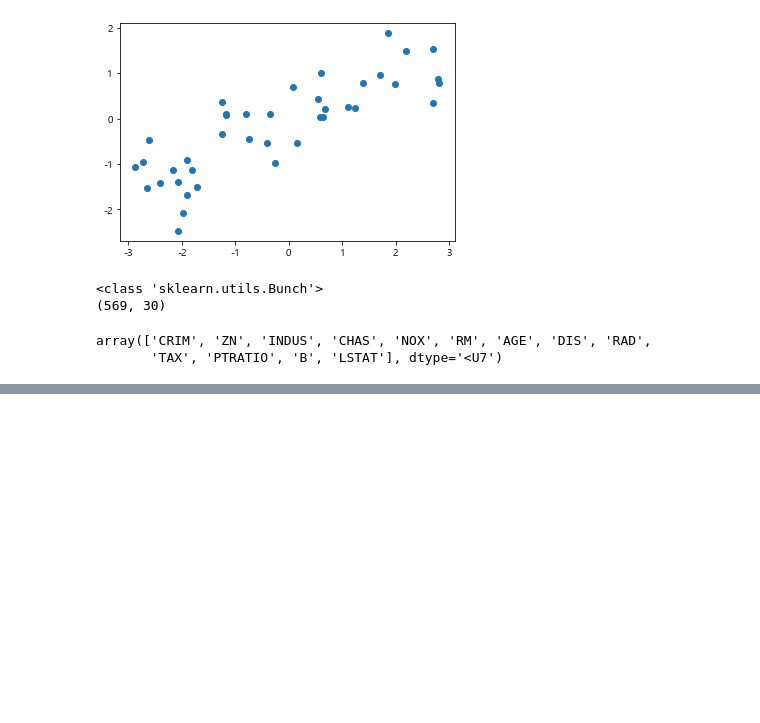
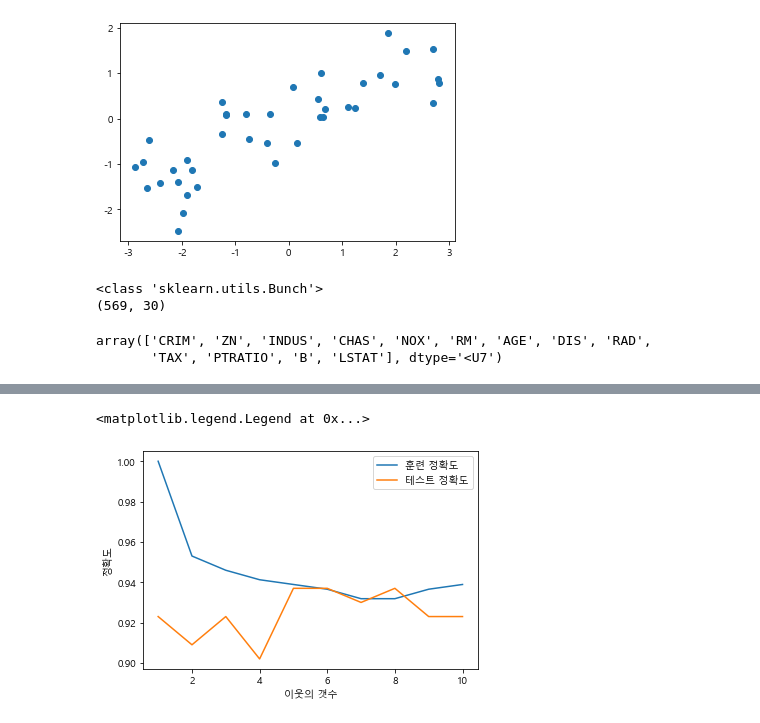
Before and after one commit to NikeLee/pythonwork, a Jupyter notebook: ai/1_샘플 소개, KNN.ipynb, the cells around one changed output, grey strips where cells are left out. Cells and saved outputs as stored; diff of their text form; code cells hidden in the pictures; blank space fills up the shorter version.

```diff
--- a/ai/1_샘플 소개, KNN.ipynb
+++ b/ai/1_샘플 소개, KNN.ipynb
@@ -124,0 +260,2 @@ array(['CRIM', 'ZN', 'INDUS', 'CHAS', 'NOX', 'RM', 'AGE', 'DIS', 'RAD',
+# %%
+clf = KNeighborsClassifier(n_neighbors=5).fit(X_train, y_train)
@@ -124,0 +272,18 @@ array(['CRIM', 'ZN', 'INDUS', 'CHAS', 'NOX', 'RM', 'AGE', 'DIS', 'RAD',
+# %%
+train_acc = []
+test_acc = []
+
+for n in range(1, 11):
+    clf = KNeighborsClassifier(n_neighbors=n).fit(X_train, y_train)
+
+    train_acc.append(clf.score(X_train, y_train))
+    test_acc.append(clf.score(X_test, y_test))
+# %%
+plt.plot(range(1, 11), train_acc, label="훈련 정확도")
+plt.plot(range(1, 11), test_acc, label="테스트 정확도")
+plt.ylabel("정확도")
+plt.xlabel("이웃의 갯수")
+plt.legend()
+# %% [output]
+<matplotlib.legend.Legend at 0x...>
+[figure, added]
```
Also changed, not shown: parts of 35 cells of this notebook.
